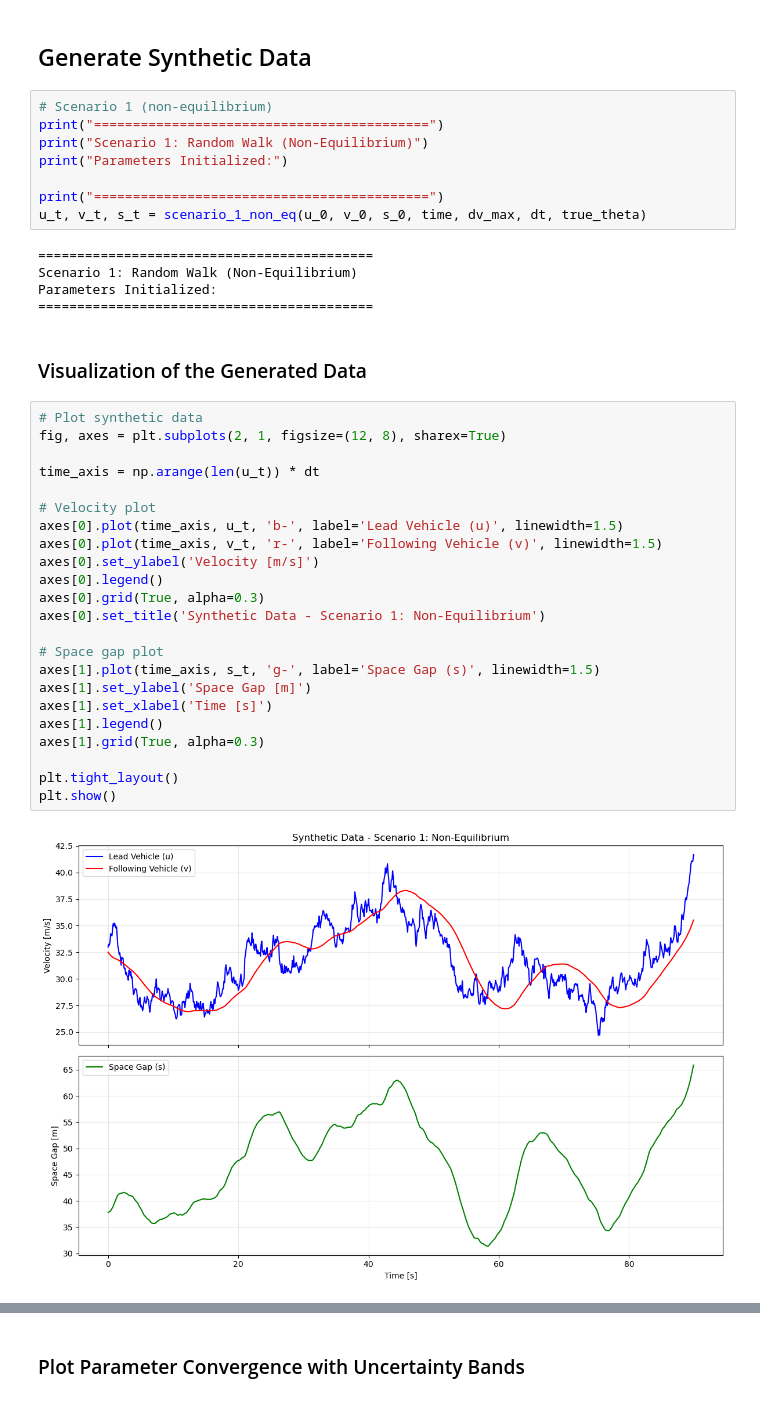
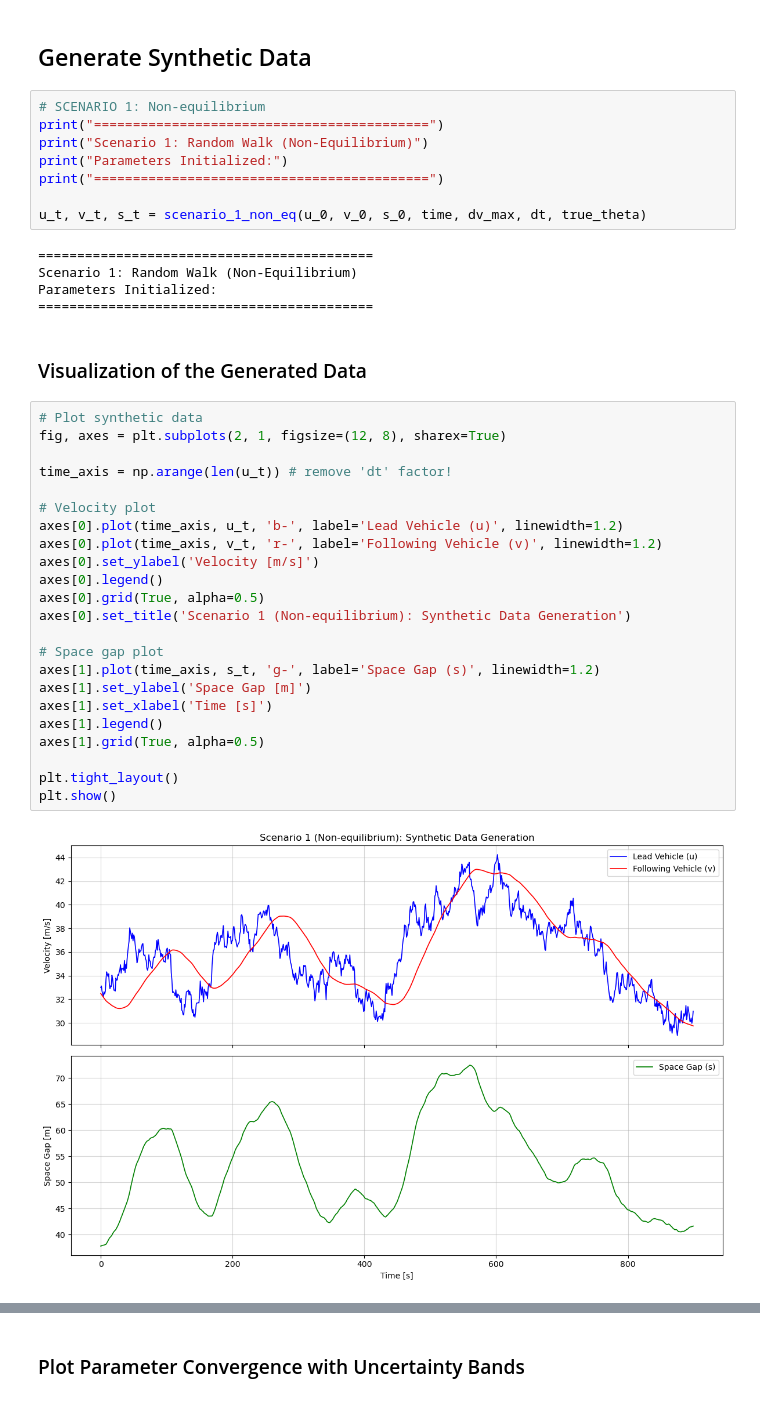
Before and after one commit to telloaxelll/Methods-Parameter-Estimation, a Jupyter notebook: src/particle_filter.ipynb, the cells around one changed output, grey strips where cells are left out. Saved outputs shown, nothing was run; the diff lists cells and outputs as text.

```diff
--- a/src/particle_filter.ipynb
+++ b/src/particle_filter.ipynb
@@ -55,12 +65,12 @@ Total t_axis steps created: 900
 # %% [markdown]
 ## Generate Synthetic Data
 # %%
-# Scenario 1 (non-equilibrium)
+# SCENARIO 1: Non-equilibrium
 print("===========================================")
 print("Scenario 1: Random Walk (Non-Equilibrium)")
 print("Parameters Initialized:")
+print("===========================================")
 
-print("===========================================")
 u_t, v_t, s_t = scenario_1_non_eq(u_0, v_0, s_0, time, dv_max, dt, true_theta)
 # %% [output]
 ===========================================
@@ -72,28 +82,28 @@ Parameters Initialized:
 # %%
 # Plot synthetic data
 fig, axes = plt.subplots(2, 1, figsize=(12, 8), sharex=True)
 
-time_axis = np.arange(len(u_t)) * dt
+time_axis = np.arange(len(u_t)) # remove 'dt' factor!
 
 # Velocity plot
-axes[0].plot(time_axis, u_t, 'b-', label='Lead Vehicle (u)', linewidth=1.5)
-axes[0].plot(time_axis, v_t, 'r-', label='Following Vehicle (v)', linewidth=1.5)
+axes[0].plot(time_axis, u_t, 'b-', label='Lead Vehicle (u)', linewidth=1.2)
+axes[0].plot(time_axis, v_t, 'r-', label='Following Vehicle (v)', linewidth=1.2)
 axes[0].set_ylabel('Velocity [m/s]')
 axes[0].legend()
-axes[0].grid(True, alpha=0.3)
-axes[0].set_title('Synthetic Data - Scenario 1: Non-Equilibrium')
+axes[0].grid(True, alpha=0.5)
+axes[0].set_title('Scenario 1 (Non-equilibrium): Synthetic Data Generation')
 
 # Space gap plot
-axes[1].plot(time_axis, s_t, 'g-', label='Space Gap (s)', linewidth=1.5)
+axes[1].plot(time_axis, s_t, 'g-', label='Space Gap (s)', linewidth=1.2)
 axes[1].set_ylabel('Space Gap [m]')
 axes[1].set_xlabel('Time [s]')
 axes[1].legend()
-axes[1].grid(True, alpha=0.3)
+axes[1].grid(True, alpha=0.5)
 
 plt.tight_layout()
 plt.show()
 # %% [output]
-[figure, old version]
+[figure, new version]
 # %% [markdown]
 ## Particle Filter Algorithm
 
```
Also changed, not shown: parts of 14 cells of this notebook, 14 other files.
